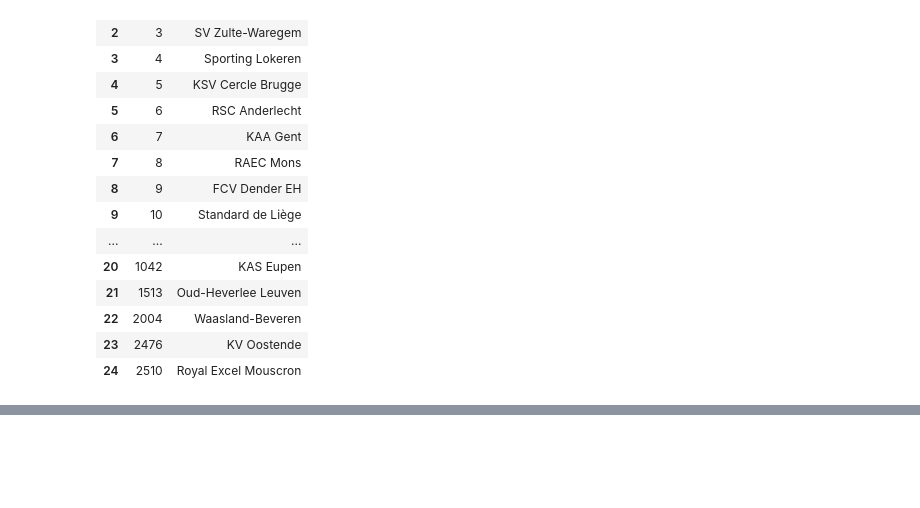
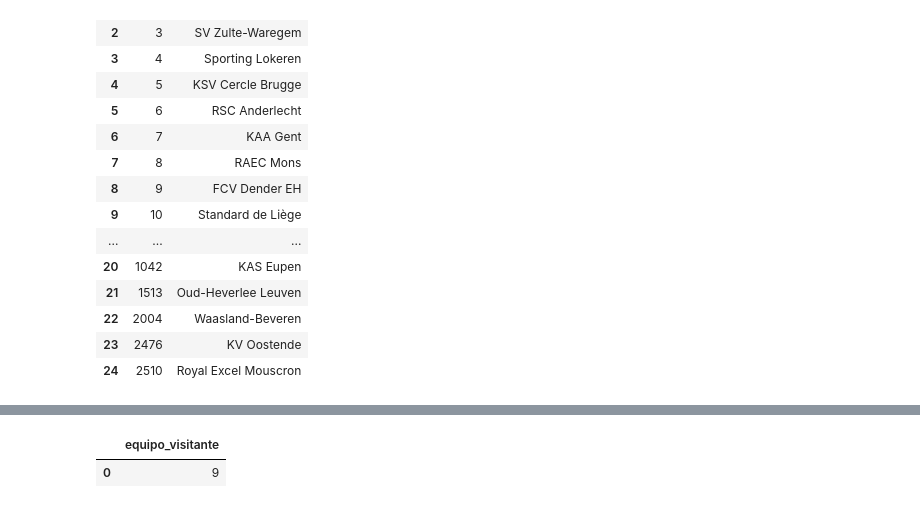
Before and after one commit to Yobany1210/TalentoTech, a Jupyter notebook: Taller_SQL.ipynb, the cells around one changed output, grey strips where cells are left out. Drawn from its saved outputs; the diff is of its cells as text; code cells hidden in the pictures; blank space fills up the shorter version.

```diff
--- a/Taller_SQL.ipynb
+++ b/Taller_SQL.ipynb
@@ -311,0 +398,13 @@ teams
+# %%
+# Traer la máxima cantidad de goles que un equipo visitante anotó en los juegos de la tabla Match
+
+query = """
+    SELECT MAX(away_team_goal) AS equipo_visitante
+    FROM Match;
+"""
+
+max_teamgoals = pd.read_sql(query, conn)
+max_teamgoals
+# %% [output]
+|  | equipo_visitante |
+| 0 | 9 |
```
Also changed, not shown: parts of 7 cells of this notebook.
